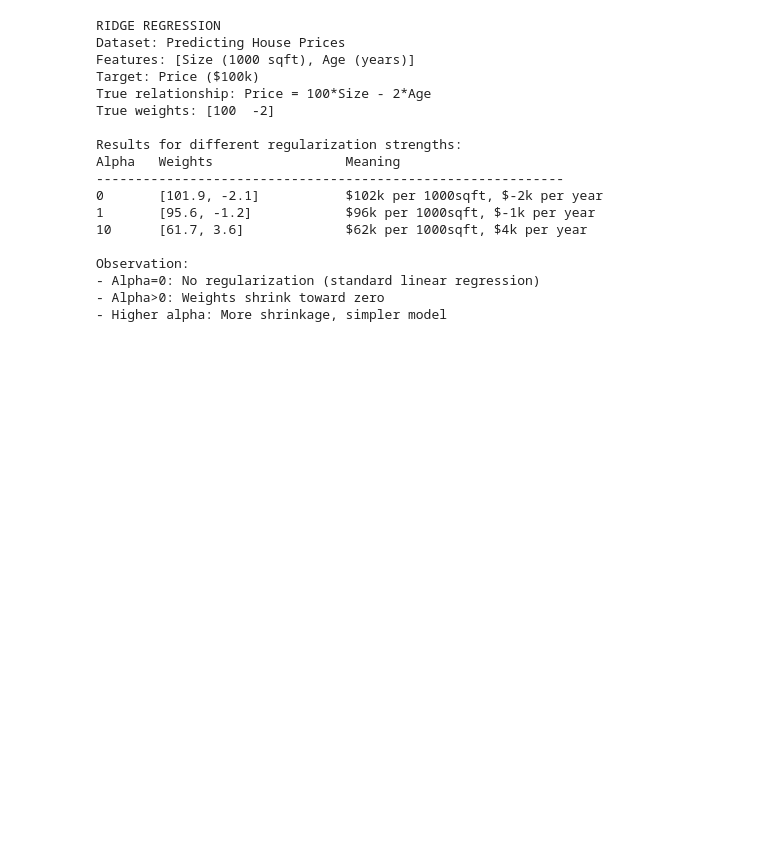
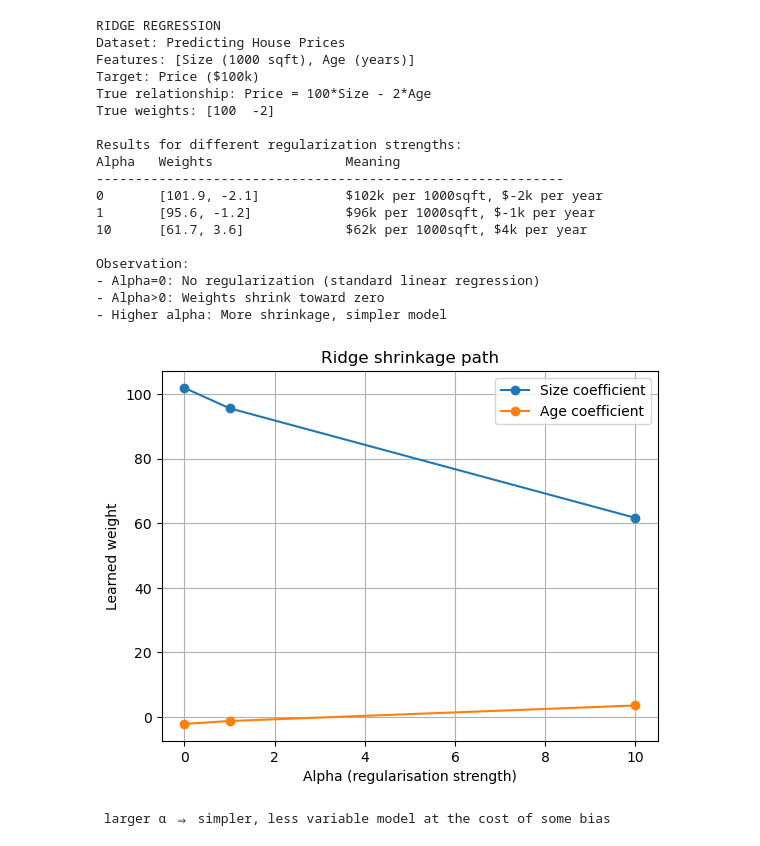
Before and after one commit to aneeshamanke/ML-Models, a Jupyter notebook: ridge.ipynb, the cells around one changed output. Drawn from its saved outputs; the diff is of its cells as text; code cells hidden in the pictures; blank space fills up the shorter version.

Commit message:
ridge

```diff
--- a/ridge.ipynb
+++ b/ridge.ipynb
@@ -103,0 +108,43 @@ This closed-form expression comes directly from differentiating the squared-erro
+# %%
+import numpy as np
+import matplotlib.pyplot as plt
+
+# --- recreate the dataset used in the demo ---
+np.random.seed(42)
+X = np.array([
+    [1.0,  5],
+    [1.5, 10],
+    [2.0,  3],
+    [2.5, 15],
+    [3.0,  8],
+    [1.2, 20],
+    [2.8,  2],
+    [1.8, 12]
+])
+true_weights = np.array([100, -2])
+y = X @ true_weights + np.random.normal(0, 5, 8)
+
+# --- closed-form ridge solution ---
+def ridge_weights(X, y, alpha):
+    n_features = X.shape[1]
+    A = X.T @ X + alpha * np.eye(n_features)
+    b = X.T @ y
+    return np.linalg.solve(A, b)
+
+alphas = [0, 1, 10]
+weights = np.array([ridge_weights(X, y, a) for a in alphas])  # shape (3, 2)
+
+# --- plot: how each coefficient shrinks as alpha grows ---
+plt.figure()
+plt.plot(alphas, weights[:, 0], marker='o', label='Size coefficient')
+plt.plot(alphas, weights[:, 1], marker='o', label='Age coefficient')
+plt.xlabel('Alpha (regularisation strength)')
+plt.ylabel('Learned weight')
+plt.title('Ridge shrinkage path')
+plt.legend()
+plt.grid(True)
+plt.show()
+print(" larger α ⇒ simpler, less variable model at the cost of some bias,shrinking towards 0")
+# %% [output]
+[figure, added]
+ larger α ⇒ simpler, less variable model at the cost of some bias
```
Also changed, not shown: parts of 1 cell of this notebook.
